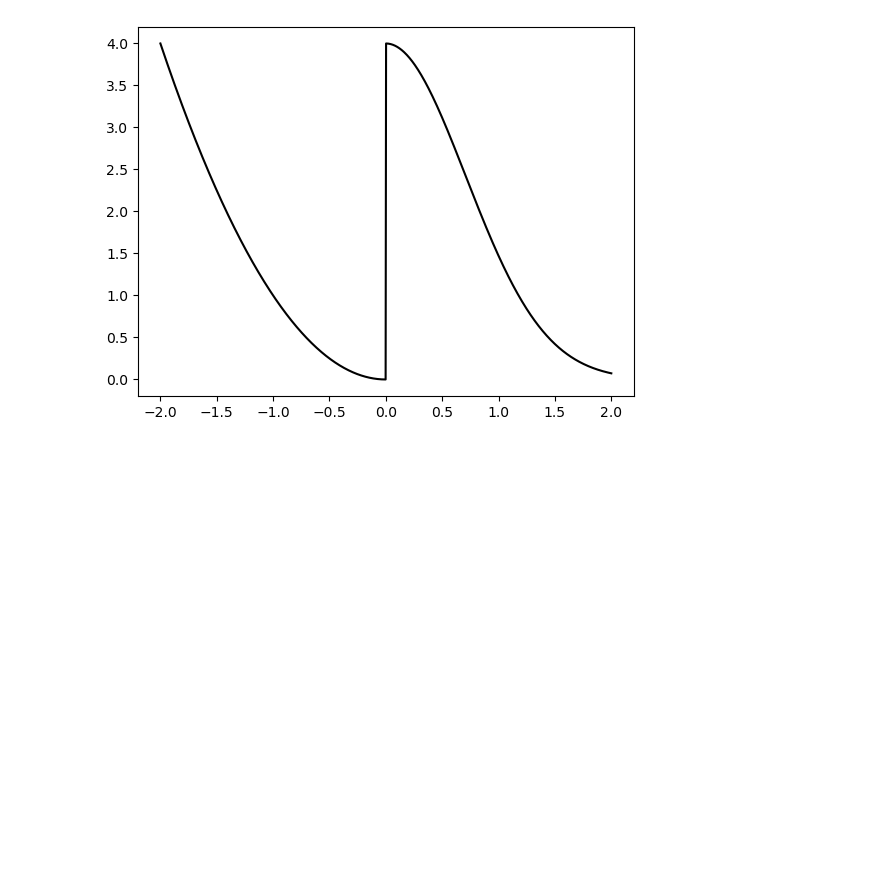
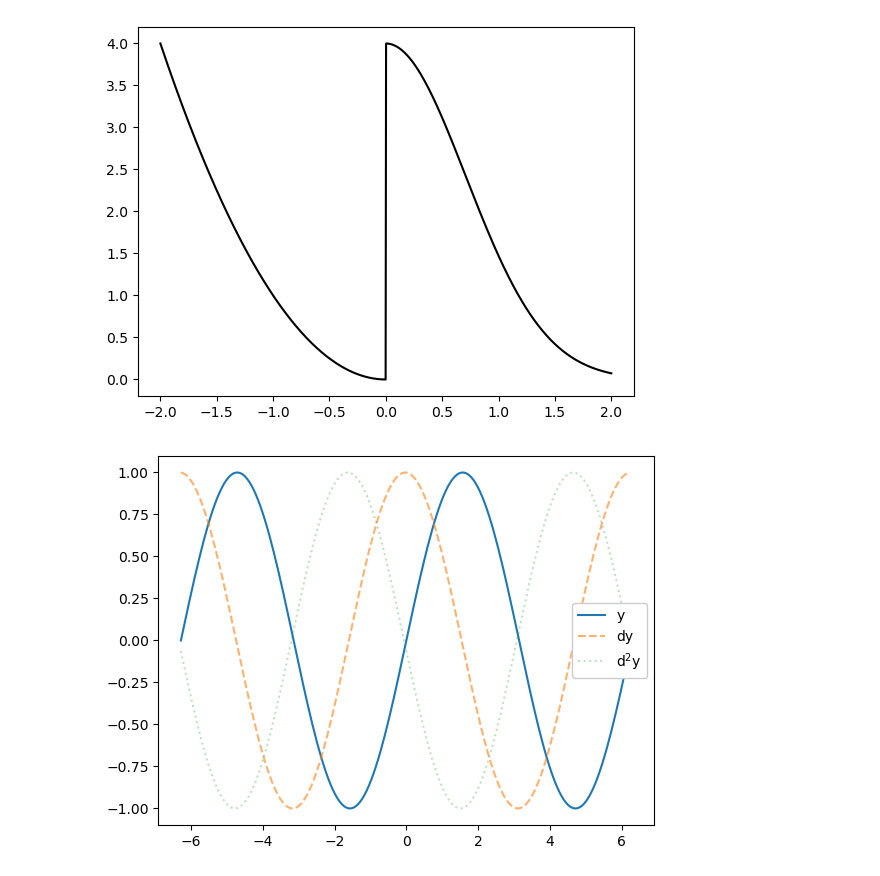
Before and after one commit to Afiq139/Python-Project, a Jupyter notebook: Python_Mathematics/Master_Math_By_Coding_In_Python/11_Calculus/019_Calculus_Bug_Hunt.ipynb, the cells around one changed output. Drawn from its saved outputs; the diff is of its cells as text; code cells hidden in the pictures; blank space fills up the shorter version.

```diff
--- a/Python_Mathematics/Master_Math_By_Coding_In_Python/11_Calculus/019_Calculus_Bug_Hunt.ipynb
+++ b/Python_Mathematics/Master_Math_By_Coding_In_Python/11_Calculus/019_Calculus_Bug_Hunt.ipynb
@@ -58,4 +58,22 @@ plt.plot(xx,fxx(xx), 'k')
 plt.show()
 # %% [output]
 [figure]
+# %%
+# 4.) show the first and second derivatives of a sin(x)
+
+x = np.linspace(-2*np.pi, 2*np.pi,200)
+dt = np.diff(x[0:2])
+
+y = np.sin(x)
+dy = np.diff(y)/dt
+ddy = np.diff(y,2)/dt**2
+
+plt.plot(x,y,label='y')
+plt.plot(x[0:-1], dy, '--', label='dy', alpha=.6)
+plt.plot(x[0:-2], ddy, ':', label = 'd$^2$y', alpha=.3)
+
+plt.legend(framealpha=1)
+plt.show()
+# %% [output]
+[figure, added]
 # %%
```
Also changed, not shown: parts of 1 cell of this notebook.
